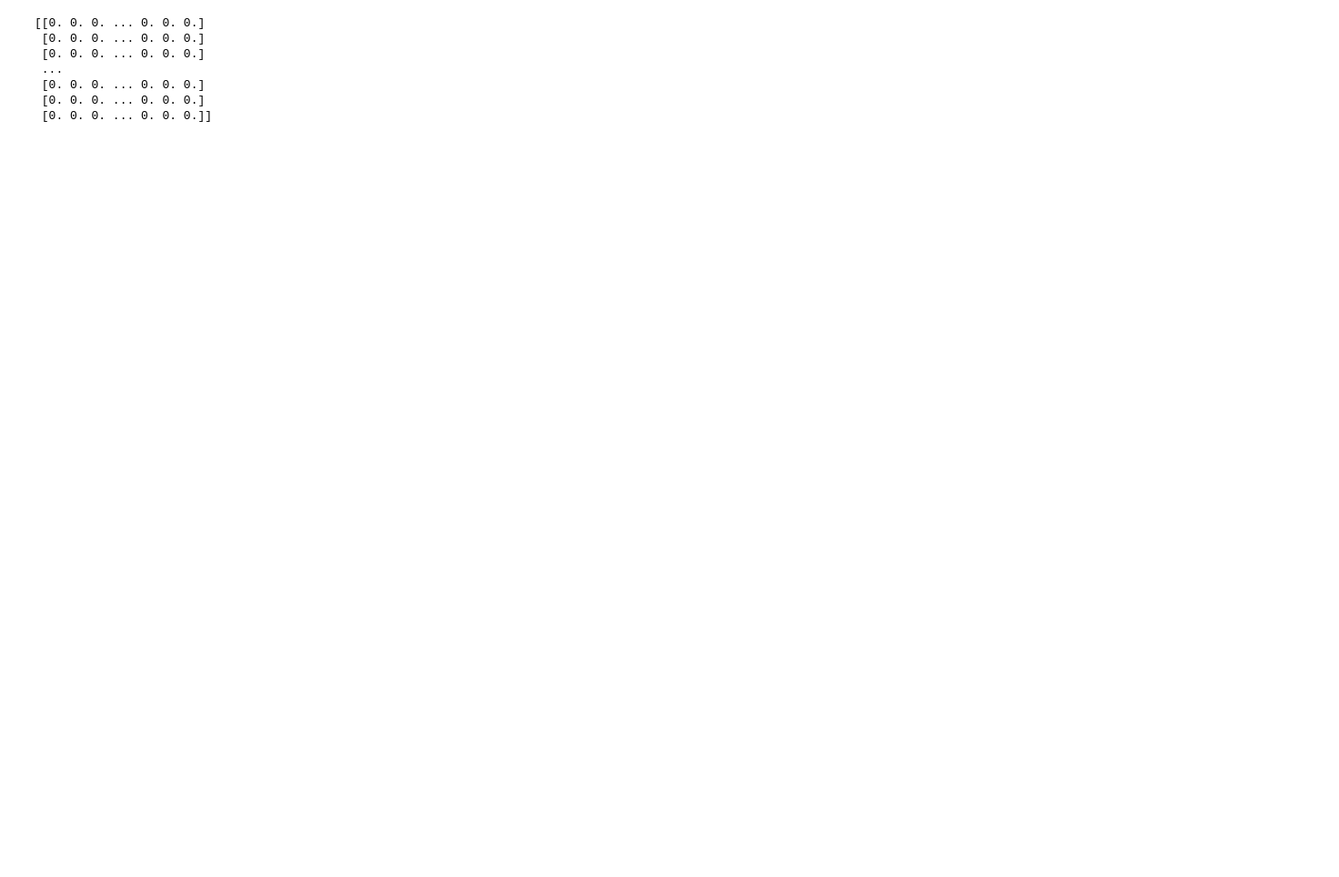
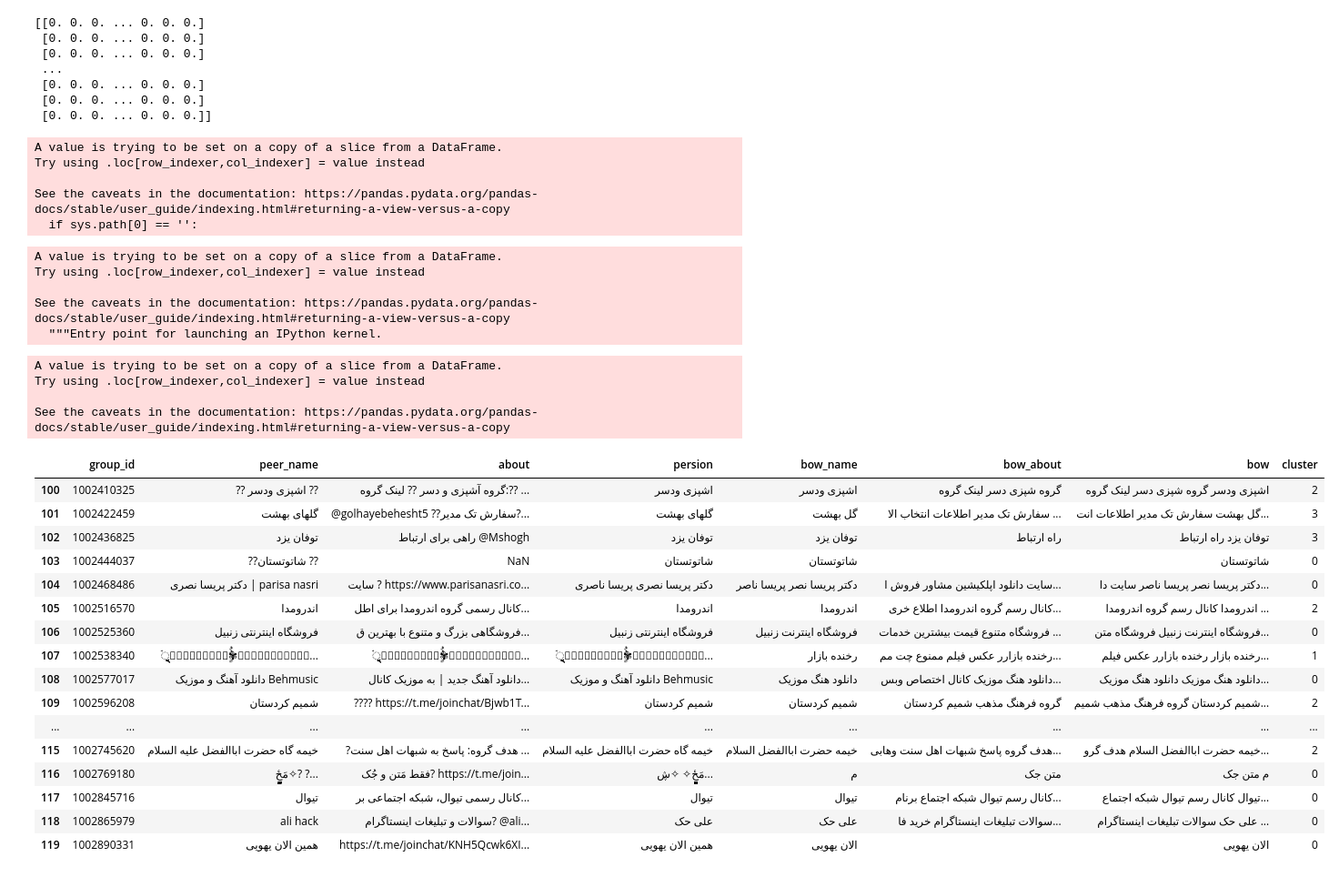
Before and after one commit to abolfazlabouei/telegram-community, a Jupyter notebook: build_df.ipynb, the cells around one changed output. Shown at 91% size. Cells and saved outputs as stored; diff of their text form; code cells hidden in the pictures; blank space fills up the shorter version.

```diff
--- a/build_df.ipynb
+++ b/build_df.ipynb
@@ -266,3 +280,77 @@ print(tfidf_matrix_array)
  [0. 0. 0. ... 0. 0. 0.]
  [0. 0. 0. ... 0. 0. 0.]
  [0. 0. 0. ... 0. 0. 0.]]
+# %%
+from sklearn.cluster import KMeans
+# Define the number of clusters (K)
+num_clusters = 3  # You can choose the number of clusters based on your specific use case.
+
+# Create a K-Means model
+kmeans = KMeans(n_clusters=num_clusters, random_state=0)
+
+# Fit the K-Means model to your TF-IDF matrix
+kmeans.fit(tfidf_matrix)
+# Get the cluster assignments for each document
+cluster_assignments = kmeans.labels_
+sub['cluster'] = cluster_assignments
+# %% [output]
+A value is trying to be set on a copy of a slice from a DataFrame.
+Try using .loc[row_indexer,col_indexer] = value instead
+
+See the caveats in the documentation: https://pandas.pydata.org/pandas-docs/stable/user_guide/indexing.html#returning-a-view-versus-a-copy
+  if sys.path[0] == '':
+# %%
+sub['cluster'] = cluster_assignments
+# %% [output]
+A value is trying to be set on a copy of a slice from a DataFrame.
+Try using .loc[row_indexer,col_indexer] = value instead
+
+See the caveats in the documentation: https://pandas.pydata.org/pandas-docs/stable/user_guide/indexing.html#returning-a-view-versus-a-copy
+  """Entry point for launching an IPython kernel.
+# %%
+from sklearn.feature_extraction.text import TfidfVectorizer
+from sklearn.cluster import KMeans
+
+# Create a TF-IDF vectorizer
+tfidf_vectorizer = TfidfVectorizer()
+
+# Fit and transform the bag of words data
+tfidf_matrix = tfidf_vectorizer.fit_transform(bag_of_words)
+
+# Create a K-Means model
+num_clusters = 3  # Adjust the number of clusters as needed
+kmeans = KMeans(n_clusters=num_clusters, random_state=0)
+
+# Fit the K-Means model to the TF-IDF matrix
+kmeans.fit(tfidf_matrix)
+
+# Get the cluster assignments for each document
+cluster_assignments = kmeans.labels_
+
+# Add the cluster assignments to your DataFrame (if needed)
+sub['cluster'] = cluster_assignments
+# %% [output]
+A value is trying to be set on a copy of a slice from a DataFrame.
+Try using .loc[row_indexer,col_indexer] = value instead
+
+See the caveats in the documentation: https://pandas.pydata.org/pandas-docs/stable/user_guide/indexing.html#returning-a-view-versus-a-copy
+# %%
+sub.head(20)
+# %% [output]
+|  | group_id | peer_name | about | persion | bow_name | bow_about | bow | cluster |
+| 100 | 1002410325 | ?? اشپزی ودسر ?? | گروه آشپزی و دسر ?? لینک گروه:?? ... | اشپزی ودسر | اشپزی ودسر | گروه شپزی دسر لینک گروه | اشپزی ودسر گروه شپزی دسر لینک گروه | 2 |
+| 101 | 1002422459 | گلهای بهشت | @golhayebehesht5 ??سفارش تک مدیر?... | گلهای بهشت | گل بهشت | سفارش تک مدیر اطلاعات انتخاب الا ... | گل بهشت سفارش تک مدیر اطلاعات انت... | 3 |
+| 102 | 1002436825 | توفان یزد | راهی برای ارتباط @Mshogh | توفان یزد | توفان یزد | راه ارتباط | توفان یزد راه ارتباط | 3 |
+| 103 | 1002444037 | ??شاتوتستان ?? | NaN | شاتوتستان | شاتوتستان |  | شاتوتستان | 0 |
+| 104 | 1002468486 | دکتر پریسا نصری | parisa nasri | سایت ? https://www.parisanasri.co... | دکتر پریسا نصری پریسا ناصری | دکتر پریسا نصر پریسا ناصر | سایت دانلود اپلکیشین مشاور فروش ا... | دکتر پریسا نصر پریسا ناصر سایت دا... | 0 |
+| 105 | 1002516570 | اندرومدا | کانال رسمی گروه اندرومدا برای اطل... | اندرومدا | اندرومدا | کانال رسم گروه اندرومدا اطلاع خری... | اندرومدا کانال رسم گروه اندرومدا ... | 2 |
+| 106 | 1002525360 | فروشگاه اینترنتی زنبیل | فروشگاهی بزرگ و متنوع با بهترین ق... | فروشگاه اینترنتی زنبیل | فروشگاه اینترنت زنبیل | فروشگاه متنوع قیمت بیشترین خدمات ... | فروشگاه اینترنت زنبیل فروشگاه متن... | 0 |
+| 107 | 1002538340 | رٍٍٍۘۘۘۘۘ͜͡✾ٍُُخ়়ٍٍٍۘۘۘ͜͡ৃ়ৃৃৃ়ۘ... | رٍٍٍۘۘۘۘۘ͜͡✾ٍُُخ়়ٍٍٍۘۘۘ͜͡ৃ়ৃৃৃ়ۘ... | رٍٍٍۘۘۘۘۘ͜͡✾ٍُُخ়়ٍٍٍۘۘۘ͜͡ৃ়ৃৃৃ়ۘ... | رخنده بازار | رخنده بازارر عکس فیلم ممنوع چت مم... | رخنده بازار رخنده بازارر عکس فیلم... | 1 |
+| 108 | 1002577017 | دانلود آهنگ و موزیک Behmusic | دانلود آهنگ جدید | به موزیک کانال... | دانلود آهنگ و موزیک Behmusic | دانلود هنگ موزیک | دانلود هنگ موزیک کانال اختصاص وبس... | دانلود هنگ موزیک دانلود هنگ موزیک... | 0 |
+| 109 | 1002596208 | شمیم کردستان | ???? https://t.me/joinchat/Bjwb1T... | شمیم کردستان | شمیم کردستان | گروه فرهنگ مذهب شمیم کردستان | شمیم کردستان گروه فرهنگ مذهب شمیم... | 2 |
+| ... | ... | ... | ... | ... | ... | ... | ... | ... |
+| 115 | 1002745620 | خیمه گاه حضرت اباالفضل علیه السلام | ?هدف گروه: پاسخ به شبهات اهل سنت ... | خیمه گاه حضرت اباالفضل علیه السلام | خیمه حضرت اباالفضل السلام | هدف گروه پاسخ شبهات اهل سنت وهابی... | خیمه حضرت اباالفضل السلام هدف گرو... | 2 |
+| 116 | 1002769180 | مَځٍٍٍٍٍٍٍٍٍٍٍٍٍٍٍٍٍٍٍٍٍٍٍٍٍٍ✧? ?... | فقط مَتن و جُک? https://t.me/join... | مَځٍٍٍٍٍٍٍٍٍٍٍٍٍٍٍٍٍٍٍٍٍٍٍٍٍٍ✧ ✧ڜ... | م | متن جک | م متن جک | 0 |
+| 117 | 1002845716 | تیوال | کانال رسمی تیوال، شبکه اجتماعی بر... | تیوال | تیوال | کانال رسم تیوال شبکه اجتماع برنام... | تیوال کانال رسم تیوال شبکه اجتماع... | 0 |
+| 118 | 1002865979 | ali hack | سوالات و تبلیغات اینستاگرام? @ali... | علی حک | علی حک | سوالات تبلیغات اینستاگرام خرید فا... | علی حک سوالات تبلیغات اینستاگرام ... | 0 |
+| 119 | 1002890331 | همین الان یهویی | https://t.me/joinchat/KNH5Qcwk6XI... | همین الان یهویی | الان یهویی |  | الان یهویی | 0 |
```
Also changed, not shown: parts of 9 cells of this notebook.
